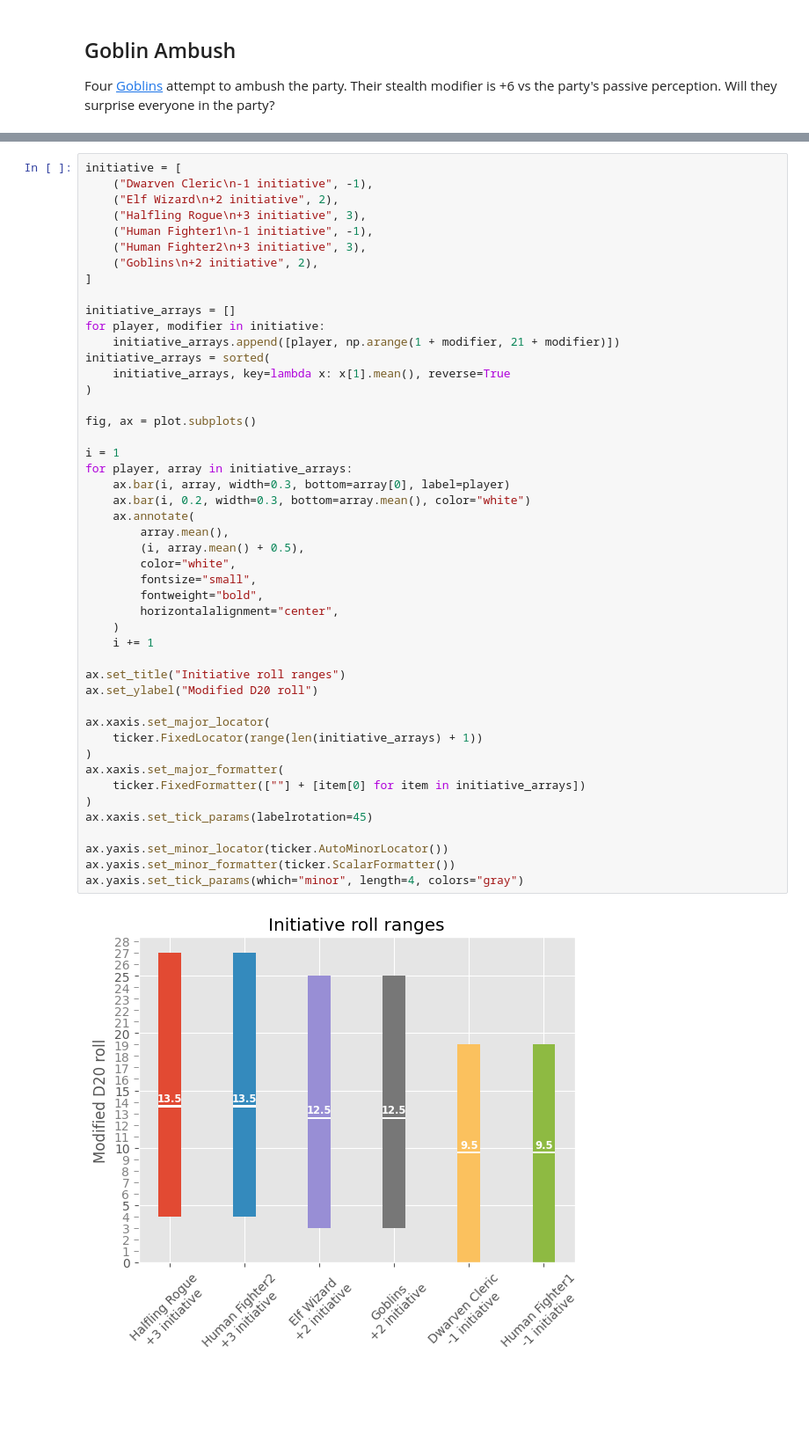
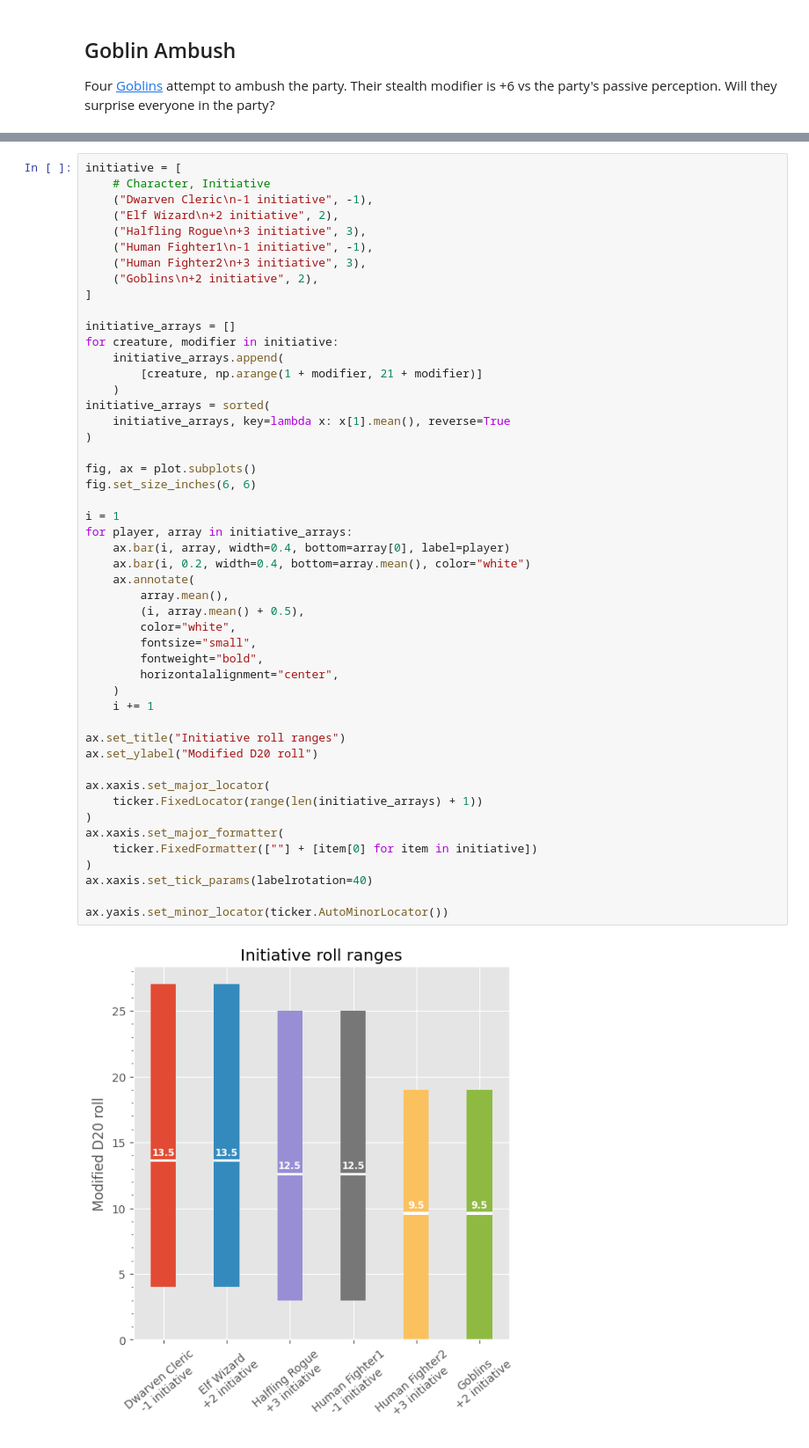
Before and after one commit to TimidRobot/dnd_probabilities, a Jupyter notebook: phandelver_probabilities.ipynb, the cells around one changed output, grey strips where cells are left out. Shown at 88% size. Drawn from its saved outputs; the diff is of its cells as text; blank space fills up the shorter version.

```diff
--- a/phandelver_probabilities.ipynb
+++ b/phandelver_probabilities.ipynb
@@ -152,5 +155,6 @@ Next, initiave order is determined.
 # %%
 initiative = [
+    # Character, Initiative
     ("Dwarven Cleric\n-1 initiative", -1),
     ("Elf Wizard\n+2 initiative", 2),
     ("Halfling Rogue\n+3 initiative", 3),
@@ -160,41 +164,42 @@ initiative = [
 ]
 
 initiative_arrays = []
-for player, modifier in initiative:
-    initiative_arrays.append([player, np.arange(1 + modifier, 21 + modifier)])
+for creature, modifier in initiative:
+    initiative_arrays.append(
+        [creature, np.arange(1 + modifier, 21 + modifier)]
+    )
 initiative_arrays = sorted(
     initiative_arrays, key=lambda x: x[1].mean(), reverse=True
 )
 
 fig, ax = plot.subplots()
+fig.set_size_inches(6, 6)
 
 i = 1
 for player, array in initiative_arrays:
-    ax.bar(i, array, width=0.3, bottom=array[0], label=player)
-    ax.bar(i, 0.2, width=0.3, bottom=array.mean(), color="white")
+    ax.bar(i, array, width=0.4, bottom=array[0], label=player)
+    ax.bar(i, 0.2, width=0.4, bottom=array.mean(), color="white")
     ax.annotate(
         array.mean(),
         (i, array.mean() + 0.5),
         color="white",
         fontsize="small",
         fontweight="bold",
         horizontalalignment="center",
     )
     i += 1
 
 ax.set_title("Initiative roll ranges")
 ax.set_ylabel("Modified D20 roll")
 
 ax.xaxis.set_major_locator(
     ticker.FixedLocator(range(len(initiative_arrays) + 1))
 )
 ax.xaxis.set_major_formatter(
-    ticker.FixedFormatter([""] + [item[0] for item in initiative_arrays])
+    ticker.FixedFormatter([""] + [item[0] for item in initiative])
 )
-ax.xaxis.set_tick_params(labelrotation=45)
+ax.xaxis.set_tick_params(labelrotation=40)
 
 ax.yaxis.set_minor_locator(ticker.AutoMinorLocator())
-ax.yaxis.set_minor_formatter(ticker.ScalarFormatter())
-ax.yaxis.set_tick_params(which="minor", length=4, colors="gray")
 # %% [output]
-[figure, old version]
+[figure, new version]
```
Also changed, not shown: parts of 18 cells of this notebook.
